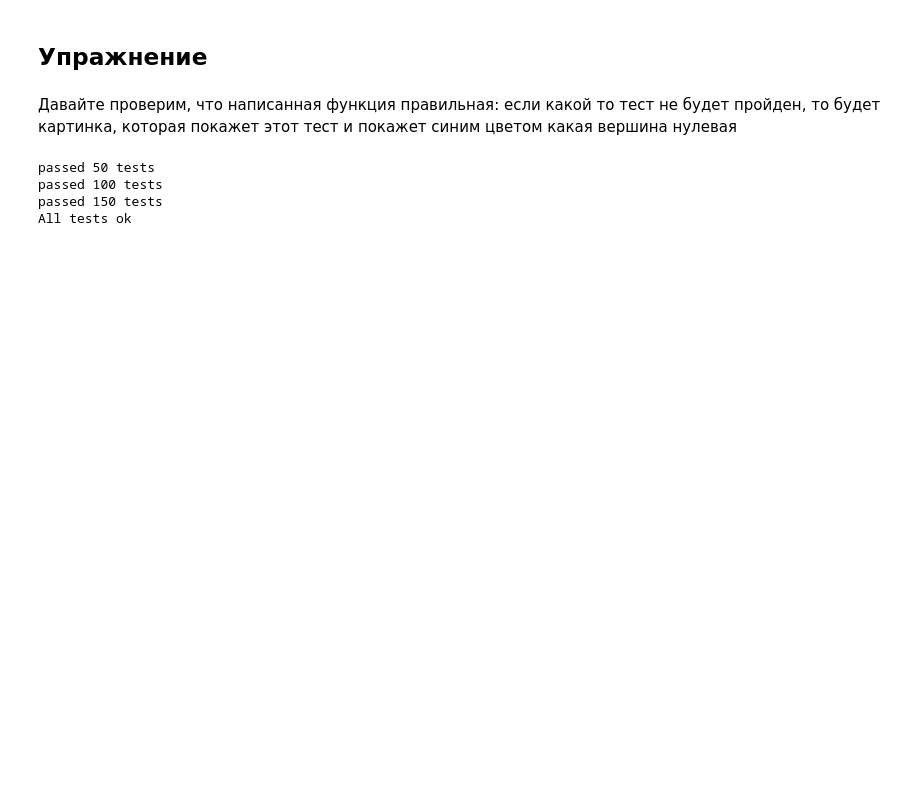
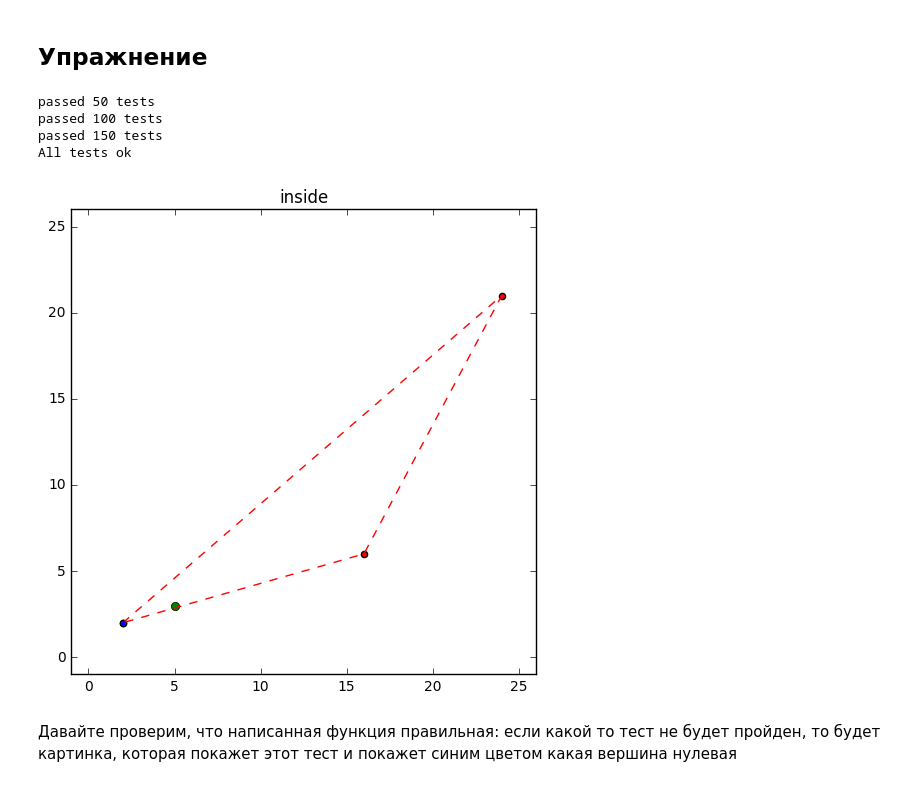
Before and after one commit to CT-18/cg, a Jupyter notebook: inside the convex figure/inside the convex figure.ipynb, the cells around one changed output. Cells and saved outputs as stored; diff of their text form; code cells hidden in the pictures; blank space fills up the shorter version.

```diff
--- a/inside the convex figure/inside the convex figure.ipynb
+++ b/inside the convex figure/inside the convex figure.ipynb
@@ -33,5 +33,25 @@
 import solutions
 # %% [markdown]
 ## Упражнение
+# %%
+#def checkTriangle(points, point):#надо написать функцию, которая проверяет принадлежность точки треугольнику
+    #points - массив с вершинами треугольника. Каждая вершина задается следующим образом: [x,y], где x и y - координаты вершины
+    #point = [x, y], где x и y - координаты точки p
+    #возвращает True, если точка p лежит внутри треугольника
+    #возвращает False, если точка р лежит вне треугольника
+#    return True
+
+test=[[[2, 2], [24, 21], [16, 6]],
+     [5, 3]]
+
+checkTriangle = solutions.checkTriangle
+solutions.testTriangle(checkTriangle)
+solutions.showTest(test,checkTriangle)
+# %% [output]
+passed 50 tests
+passed 100 tests
+passed 150 tests
+All tests ok
+[figure, added]
 # %%
 #def check(points,point): #надо написать функцию, без использования библиотек, чтобы эта функция работала корректно
@@ -48,10 +69,3 @@ check = solutions.check
 # %% [markdown]
 Давайте проверим, что написанная функция правильная:
 если какой то тест не будет пройден, то будет картинка, которая покажет этот тест и покажет синим цветом какая вершина нулевая
-# %%
-solutions.test(check)
-# %% [output]
-passed 50 tests
-passed 100 tests
-passed 150 tests
-All tests ok
```
Also changed, not shown: parts of 3 cells of this notebook, 7 other files.
